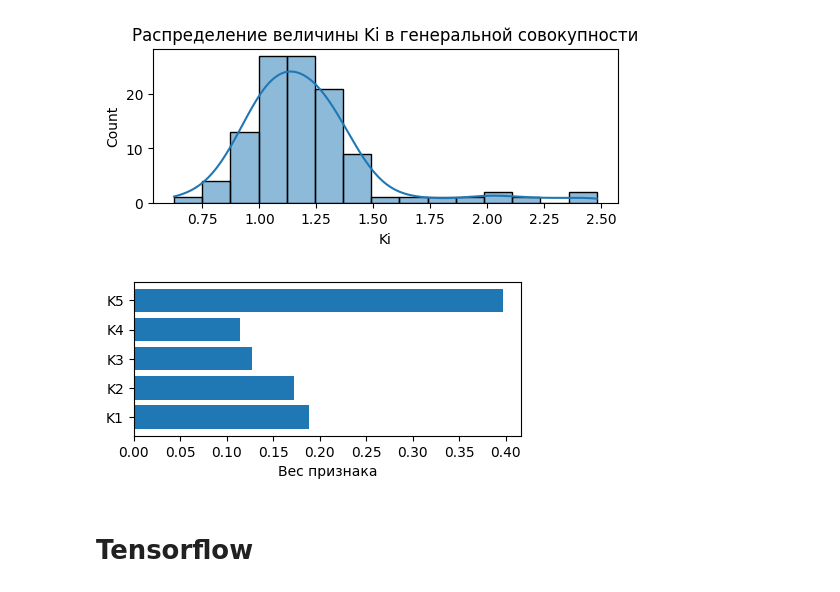
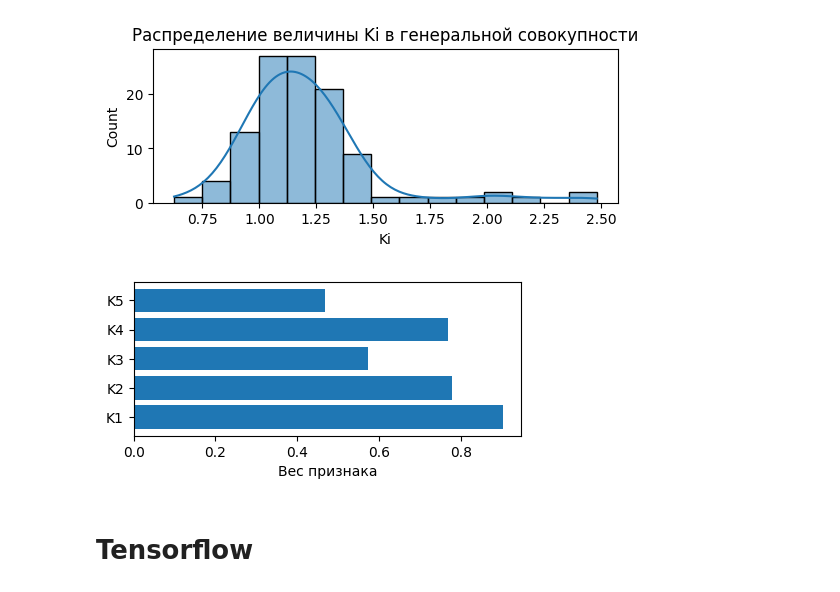
Before and after one commit to caapel/VKR_project, a Jupyter notebook: Tensorflow.ipynb, the cells around one changed output. Saved outputs shown, nothing was run; the diff lists cells and outputs as text; code cells hidden in the pictures.

Commit message:
add feature_selector

```diff
--- a/Tensorflow.ipynb
+++ b/Tensorflow.ipynb
@@ -113,22 +114,37 @@ plt.show()
 df_common = df_common.sort_values(by = 'Ki', ascending=True)
 df_common.reset_index(drop= True, inplace=True)
 df_common = df_common.iloc[8:85]
+# %%
+# Функция-селектор для определения весов признаков
+def features_selector(X_train, y_train, X_test, y_test, remove_features=0):
+
+    model = tf.keras.Sequential()
+    model.add(tf.keras.layers.Dense(units=1, activation='sigmoid'))
+    model.compile(loss='mean_squared_error', optimizer='adam', metrics=['accuracy'])
+
+    model.fit(X_train, y_train, epochs=30, batch_size=30, verbose=0, shuffle=False, validation_data=(X_test, y_test))
+
+    weights = np.abs(model.layers[0].get_weights()[0].flatten())
+    weights_df = pd.DataFrame({'feature': X_train.columns, 'weight': weights})
+
+    return weights_df
 # %%
 # разделяем генеральную совокупность на тренировочную и тестовую выборки
 X_train, X_test, y_train, y_test = train_test_split(df_common.drop('Ki', axis=1),
                                                     df_common.Ki,
                                                     test_size=0.2,
                                                     random_state=30)
 
-selector = XGBRegressor(random_state=42)
-selector.fit(X_train, y_train)
+# получаем вес признаков
+selector = features_selector(X_train,  y_train, X_test, y_test)
 
+# графическая интерпретация полученного результата
 plt.figure(figsize=(5, 2))
-plt.barh(range(X_train.shape[1]), selector.feature_importances_, align='center')
-plt.yticks(range(X_train.shape[1]), X_train.columns)
+plt.barh(range(X_train.shape[1]), selector.weight, align='center')
+plt.yticks(range(X_train.shape[1]), selector.feature)
 plt.xlabel('Вес признака')
 plt.show()
 # %% [output]
-[figure, old version]
+[figure, new version]
-# %% [markdown]
-# Tensorflow
+# %% [markdown]
+# Tensorflow
```
Also changed, not shown: parts of 3 cells of this notebook.
